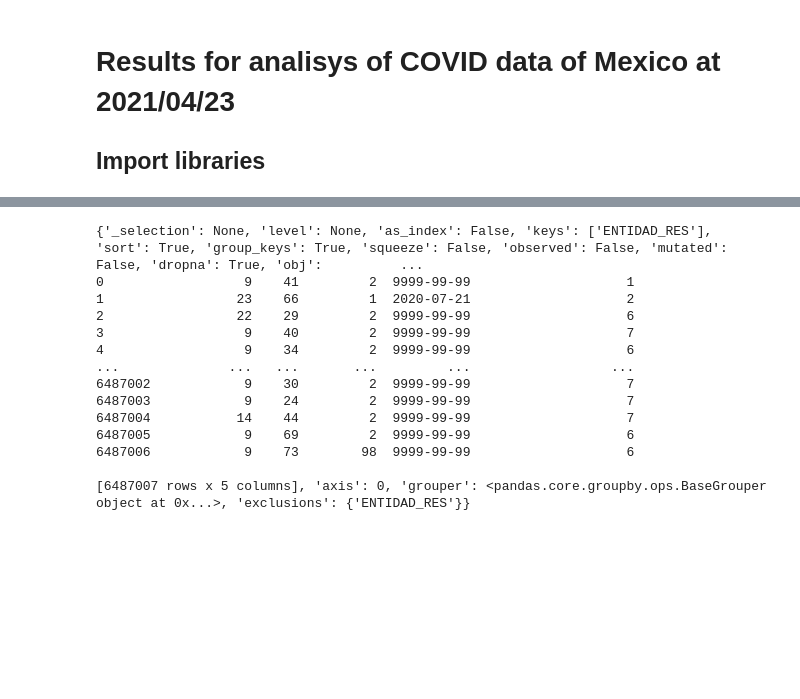
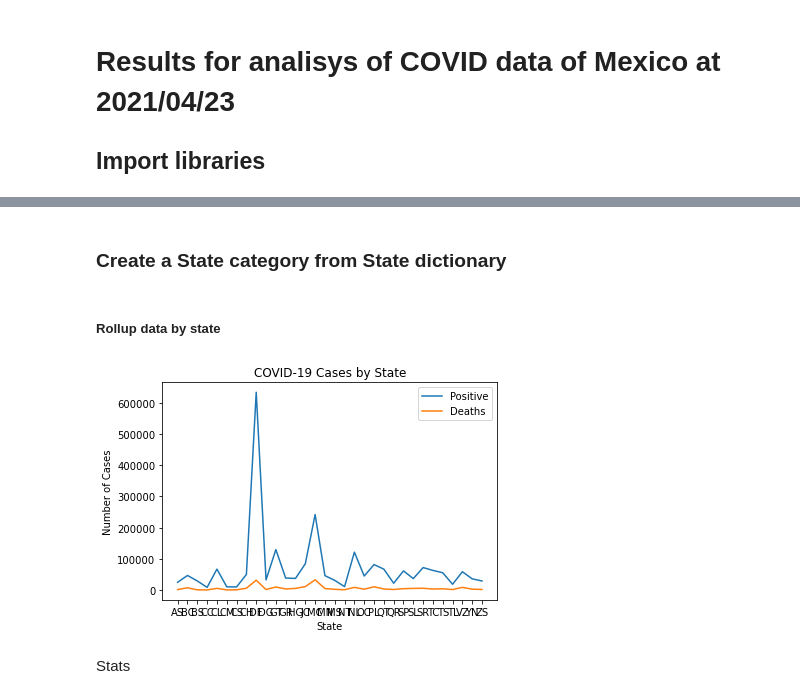
Before and after one commit to luisjba/docker-mcd-covid19-mx, a Jupyter notebook: work/results.ipynb, the cells around one changed output, grey strips where cells are left out. Drawn from its saved outputs; the diff is of its cells as text; code cells hidden in the pictures; blank space fills up the shorter version.

```diff
--- a/work/results.ipynb
+++ b/work/results.ipynb
@@ -23,0 +15,8 @@ max    3.200000e+01  1.210000e+02  9.800000e+01         7.000000e+00
+# %%
+df_dictionary_states = pd.read_excel('./data/diccionario_datos_covid19/201128 Catalogos.xlsx',
+                                    sheet_name='Catálogo de ENTIDADES',
+                                    index_col='CLAVE_ENTIDAD')
+df_dictionary_clasification = pd.read_excel('./data/diccionario_datos_covid19/201128 Catalogos.xlsx',
+                                    sheet_name='Catálogo CLASIFICACION_FINAL',
+                                    index_col='CLAVE',
+                                    skiprows=2)
@@ -23,0 +35,3 @@ max    3.200000e+01  1.210000e+02  9.800000e+01         7.000000e+00
+# %%
+states_code = df_dictionary_states.loc[:32,"ABREVIATURA"]
+states_code.head()
@@ -23,0 +62,6 @@ max    3.200000e+01  1.210000e+02  9.800000e+01         7.000000e+00
+# %%
+positives =  df_national.loc[df_national["CLASIFICACION_FINAL"] < 4,:]
+# mask_alive = positives.loc[:,"FECHA_DEF"].str.contains('9999-99-99', na = False)
+positives = positives.assign(DEATH=np.ones(positives.shape[0], dtype = np.int32))
+positives.loc[positives["FECHA_DEF"]=='9999-99-99',"DEATH"] = 0
+positives.head()
@@ -24,19 +75,21 @@ max    3.200000e+01  1.210000e+02  9.800000e+01         7.000000e+00
+# %% [markdown]
+### Create a State category from State dictionary
 # %%
-ds_group_by_state = dataset.groupby(['ENTIDAD_RES'], as_index=False)
+positives["state"] = positives["ENTIDAD_RES"].astype("category")
+positives["state"].cat.categories = states_code.iloc[:]
-# %%
-print(ds_group_by_state.__dict__)
-# %% [output]
-{'_selection': None, 'level': None, 'as_index': False, 'keys': ['ENTIDAD_RES'], 'sort': True, 'group_keys': True, 'squeeze': False, 'observed': False, 'mutated': False, 'dropna': True, 'obj':          ...
-0                  9    41         2  9999-99-99                    1
-1                 23    66         1  2020-07-21                    2
-2                 22    29         2  9999-99-99                    6
-3                  9    40         2  9999-99-99                    7
-4                  9    34         2  9999-99-99                    6
-...              ...   ...       ...         ...                  ...
-6487002            9    30         2  9999-99-99                    7
-6487003            9    24         2  9999-99-99                    7
-6487004           14    44         2  9999-99-99                    7
-6487005            9    69         2  9999-99-99                    6
-6487006            9    73        98  9999-99-99                    6
-
-[6487007 rows x 5 columns], 'axis': 0, 'grouper': <pandas.core.groupby.ops.BaseGrouper object at 0x...>, 'exclusions': {'ENTIDAD_RES'}}
+# %% [markdown]
+##### Rollup data by state
+# %%
+state_aggregate = positives[["state","DEATH"]].groupby("state").agg(['count', 'sum'])
+positive_mean, death_mean = state_aggregate.mean()[0:2]
+plt.plot(states_code, state_aggregate[('DEATH', 'count')], label="Positive")
+plt.plot(states_code, state_aggregate[('DEATH', 'sum')], label="Deaths")
+plt.title("COVID-19 Cases by State")
+plt.xlabel('States')
+plt.ylabel('Number of Cases')
+plt.legend()
+plt.show()
+# %% [output]
+[figure, added]
+# %% [markdown]
+Stats
```
Also changed, not shown: parts of 11 cells of this notebook.
